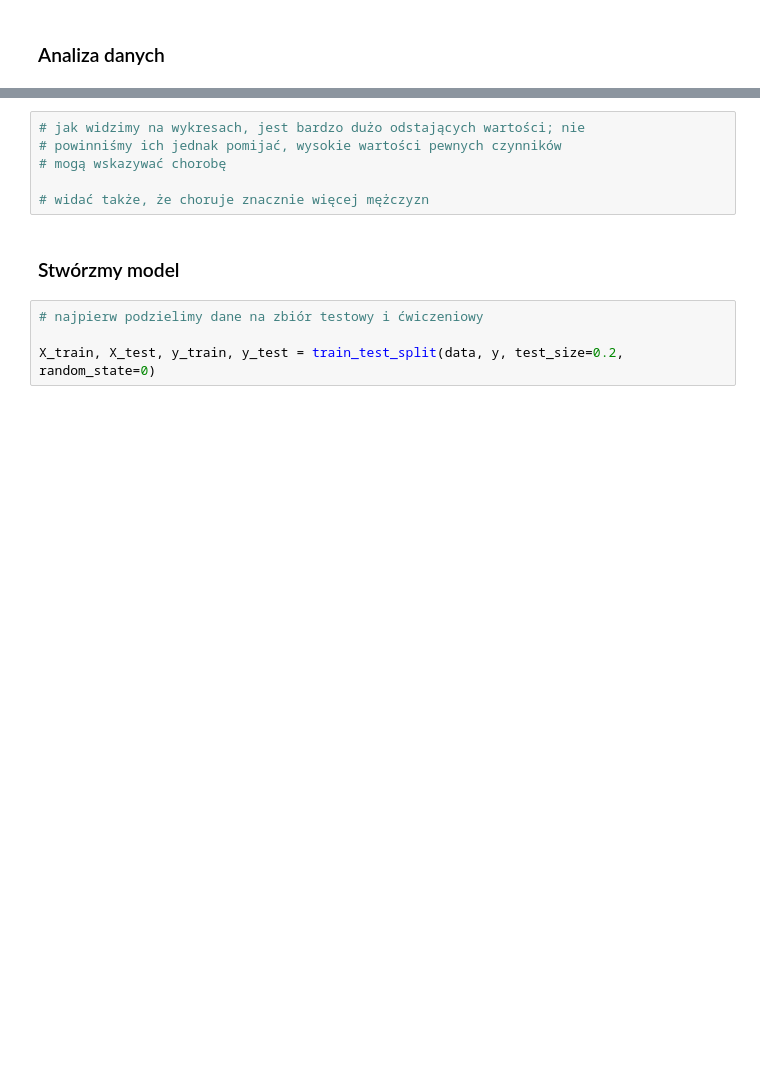
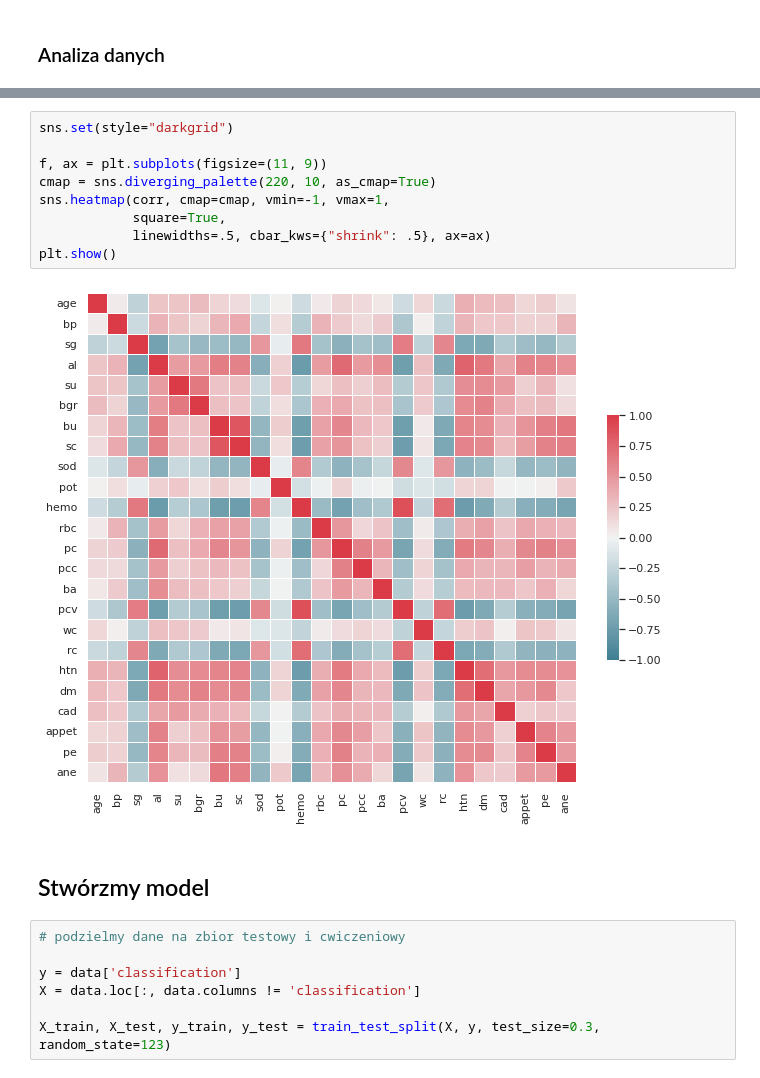
Before and after one commit to kacper1112/psi_projekt, a Jupyter notebook: projekt.ipynb, the cells around one changed output, grey strips where cells are left out. Saved outputs shown, nothing was run; the diff lists cells and outputs as text; blank space fills up the shorter version.

```diff
--- a/projekt.ipynb
+++ b/projekt.ipynb
@@ -198,12 +356,20 @@ Text(0, 0.5, 'Almnine Aminotransferase (units/L)')
-# %%
-# jak widzimy na wykresach, jest bardzo dużo odstających wartości; nie
-# powinniśmy ich jednak pomijać, wysokie wartości pewnych czynników
-# mogą wskazywać chorobę
-
-# widać także, że choruje znacznie więcej mężczyzn
+# %%
+sns.set(style="darkgrid")
+
+f, ax = plt.subplots(figsize=(11, 9))
+cmap = sns.diverging_palette(220, 10, as_cmap=True)
+sns.heatmap(corr, cmap=cmap, vmin=-1, vmax=1,
+            square=True,
+            linewidths=.5, cbar_kws={"shrink": .5}, ax=ax)
+plt.show()
+# %% [output]
+[figure, added]
 # %% [markdown]
-### Stwórzmy model
+## Stwórzmy model
 # %%
-# najpierw podzielimy dane na zbiór testowy i ćwiczeniowy
+# podzielmy dane na zbior testowy i cwiczeniowy
 
-X_train, X_test, y_train, y_test = train_test_split(data, y, test_size=0.2, random_state=0)
+y = data['classification']
+X = data.loc[:, data.columns != 'classification']
+
+X_train, X_test, y_train, y_test = train_test_split(X, y, test_size=0.3, random_state=123)
```
Also changed, not shown: parts of 59 cells of this notebook, 4 other files.
